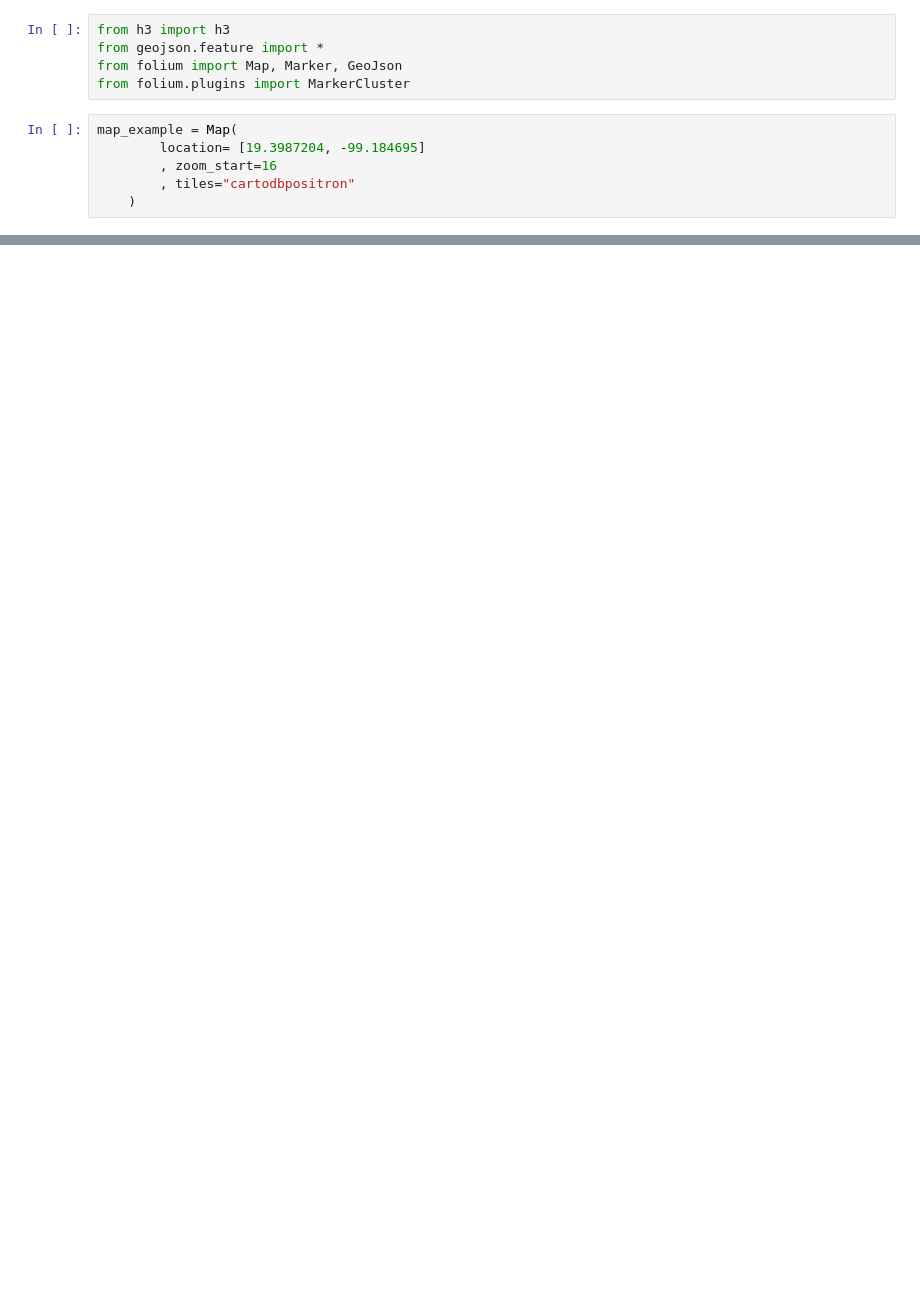
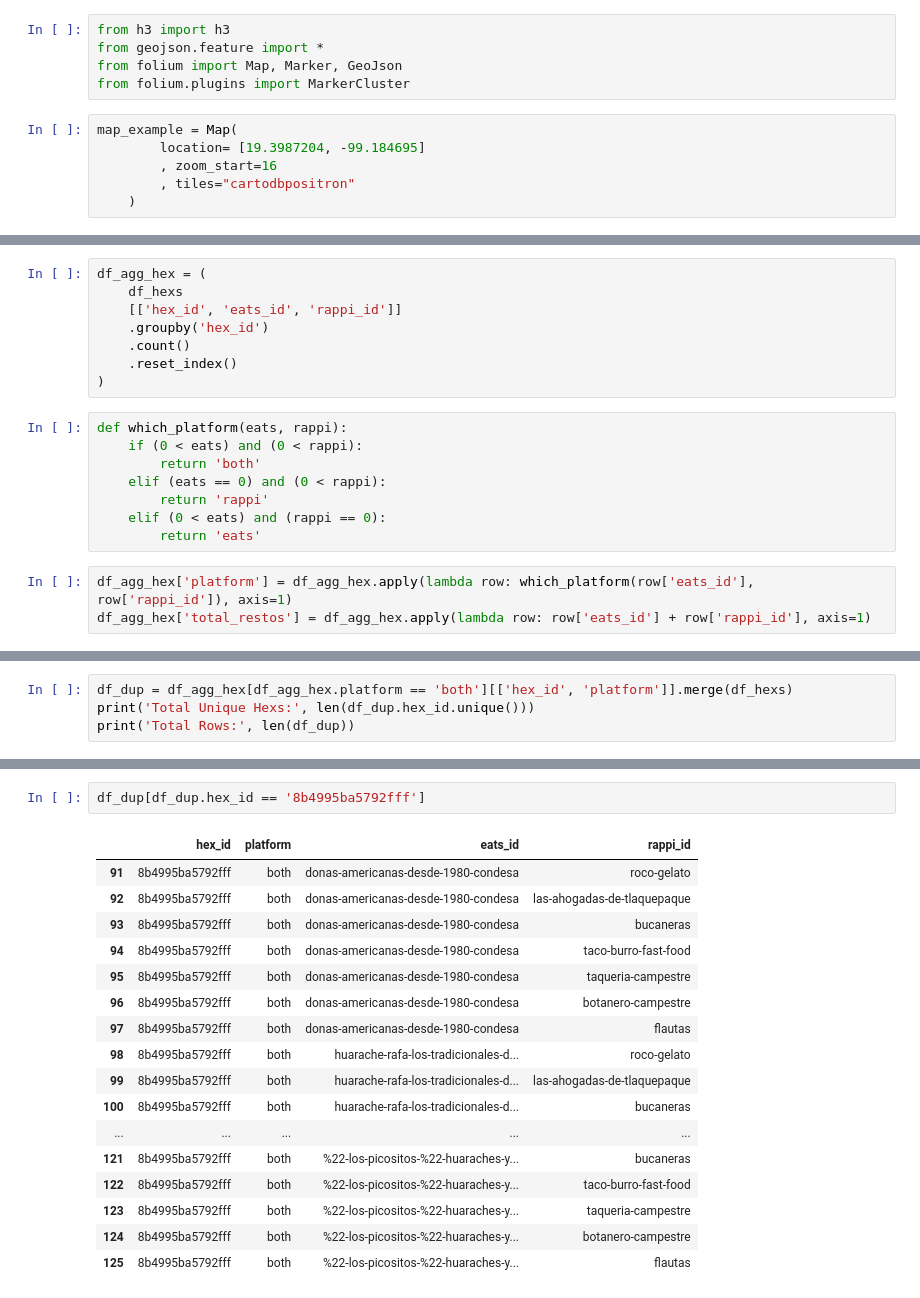
Before and after one commit to carian2996/restaurants-around, a Jupyter notebook: notebooks/deduplicate.ipynb, the cells around one changed output, grey strips where cells are left out. Cells and saved outputs as stored; diff of their text form; blank space fills up the shorter version.

```diff
--- a/notebooks/deduplicate.ipynb
+++ b/notebooks/deduplicate.ipynb
@@ -110,0 +163,19 @@ map_example
+# %%
+df_agg_hex = (
+    df_hexs
+    [['hex_id', 'eats_id', 'rappi_id']]
+    .groupby('hex_id')
+    .count()
+    .reset_index()
+)
+# %%
+def which_platform(eats, rappi):
+    if (0 < eats) and (0 < rappi):
+        return 'both'
+    elif (eats == 0) and (0 < rappi):
+        return 'rappi'
+    elif (0 < eats) and (rappi == 0):
+        return 'eats'
+# %%
+df_agg_hex['platform'] = df_agg_hex.apply(lambda row: which_platform(row['eats_id'], row['rappi_id']), axis=1)
+df_agg_hex['total_restos'] = df_agg_hex.apply(lambda row: row['eats_id'] + row['rappi_id'], axis=1)
@@ -110,0 +282,4 @@ map_example
+# %%
+df_dup = df_agg_hex[df_agg_hex.platform == 'both'][['hex_id', 'platform']].merge(df_hexs)
+print('Total Unique Hexs:', len(df_dup.hex_id.unique()))
+print('Total Rows:', len(df_dup))
@@ -110,0 +306,20 @@ map_example
+# %%
+df_dup[df_dup.hex_id == '8b4995ba5792fff']
+# %% [output]
+|  | hex_id | platform | eats_id | rappi_id |
+| 91 | 8b4995ba5792fff | both | donas-americanas-desde-1980-condesa | roco-gelato |
+| 92 | 8b4995ba5792fff | both | donas-americanas-desde-1980-condesa | las-ahogadas-de-tlaquepaque |
+| 93 | 8b4995ba5792fff | both | donas-americanas-desde-1980-condesa | bucaneras |
+| 94 | 8b4995ba5792fff | both | donas-americanas-desde-1980-condesa | taco-burro-fast-food |
+| 95 | 8b4995ba5792fff | both | donas-americanas-desde-1980-condesa | taqueria-campestre |
+| 96 | 8b4995ba5792fff | both | donas-americanas-desde-1980-condesa | botanero-campestre |
+| 97 | 8b4995ba5792fff | both | donas-americanas-desde-1980-condesa | flautas |
+| 98 | 8b4995ba5792fff | both | huarache-rafa-los-tradicionales-d... | roco-gelato |
+| 99 | 8b4995ba5792fff | both | huarache-rafa-los-tradicionales-d... | las-ahogadas-de-tlaquepaque |
+| 100 | 8b4995ba5792fff | both | huarache-rafa-los-tradicionales-d... | bucaneras |
+| ... | ... | ... | ... | ... |
+| 121 | 8b4995ba5792fff | both | %22-los-picositos-%22-huaraches-y... | bucaneras |
+| 122 | 8b4995ba5792fff | both | %22-los-picositos-%22-huaraches-y... | taco-burro-fast-food |
+| 123 | 8b4995ba5792fff | both | %22-los-picositos-%22-huaraches-y... | taqueria-campestre |
+| 124 | 8b4995ba5792fff | both | %22-los-picositos-%22-huaraches-y... | botanero-campestre |
+| 125 | 8b4995ba5792fff | both | %22-los-picositos-%22-huaraches-y... | flautas |
```
Also changed, not shown: parts of 25 cells of this notebook, 1 other file.
